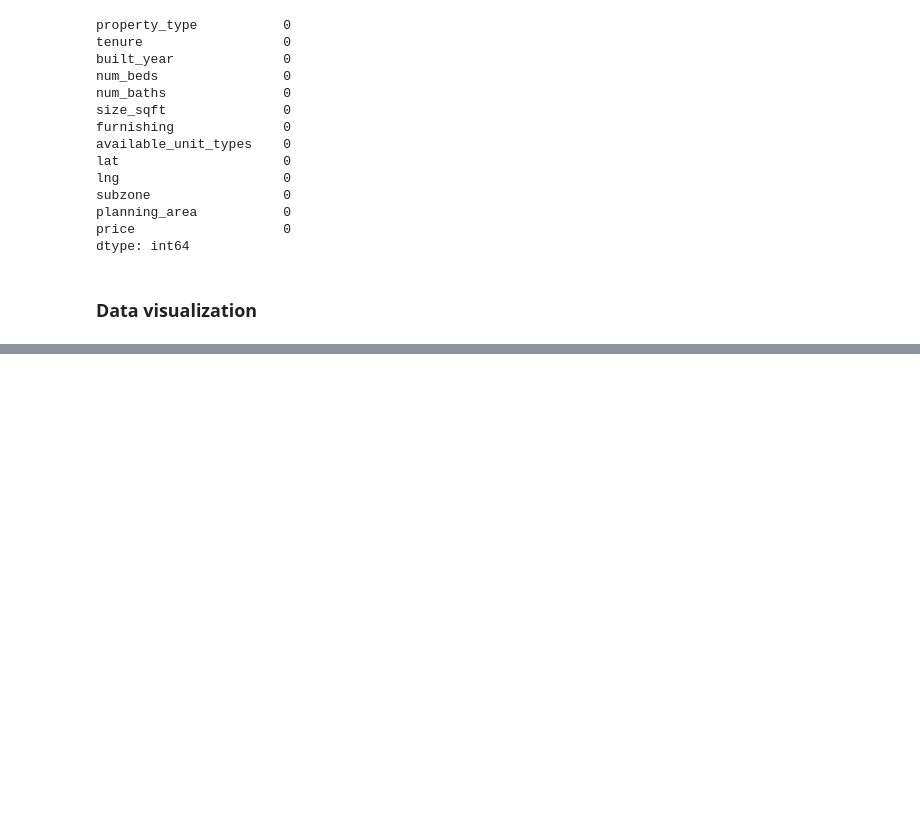
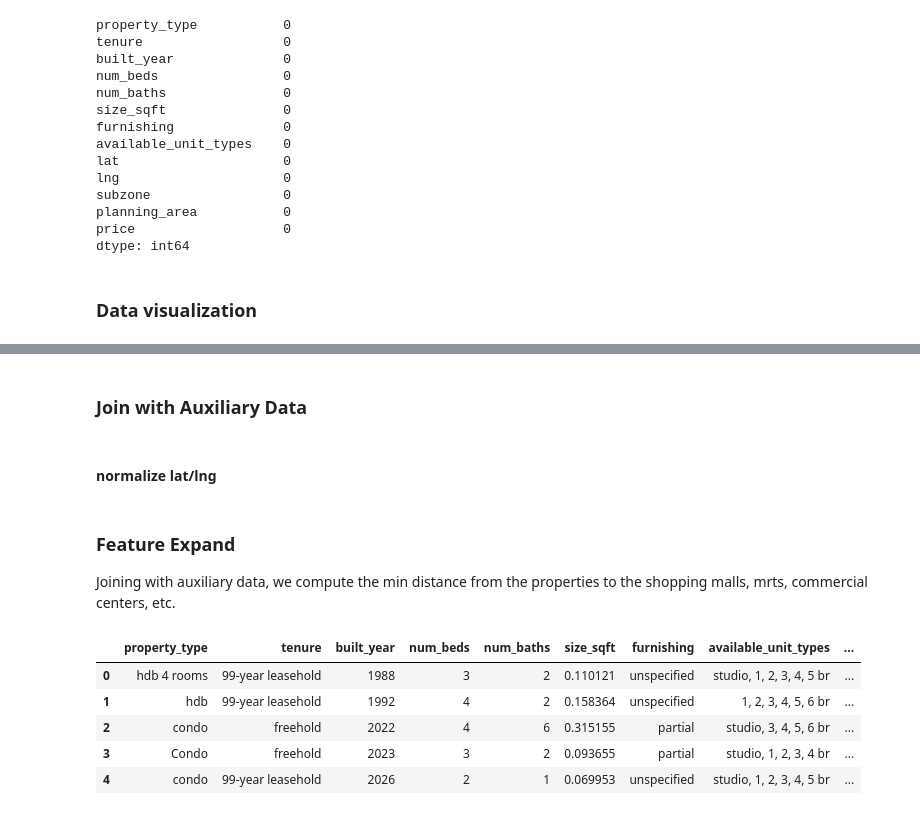
Before and after one commit to GaryGky/CS5228, a Jupyter notebook: Project/task-1-regression/regression.ipynb, the cells around one changed output, grey strips where cells are left out. Drawn from its saved outputs; the diff is of its cells as text; code cells hidden in the pictures; blank space fills up the shorter version.

```diff
--- a/Project/task-1-regression/regression.ipynb
+++ b/Project/task-1-regression/regression.ipynb
@@ -135,0 +159,2 @@ print(data.head())
+# %% [markdown]
+### Join with Auxiliary Data
@@ -135,0 +170,2 @@ print(data.head())
+# %% [markdown]
+#### normalize lat/lng
@@ -135,0 +182,23 @@ print(data.head())
+# %% [markdown]
+### Feature Expand
+Joining with auxiliary data, we compute the min distance from the properties to the shopping malls, mrts, commercial centers, etc.
+# %%
+data['shop_dist'] = euclidean_distances(data[['lat', 'lng']], shoppings[['lat', 'lng']]).min(axis=1)
+data['mrt_dist'] = euclidean_distances(data[['lat', 'lng']], mrts[['lat', 'lng']]).min(axis=1)
+data['commercials_dist'] = euclidean_distances(data[['lat', 'lng']], commercials[['lat', 'lng']]).min(axis=1)
+data['second_school_dist'] = euclidean_distances(data[['lat', 'lng']], second_schools[['lat', 'lng']]).min(axis=1)
+data['primary_school_dist'] = euclidean_distances(data[['lat', 'lng']], primary_schools[['lat', 'lng']]).min(axis=1)
+
+# subzone: compute population density within the subzone
+subzones = subzones[subzones.population > 0]
+subzones['density'] = subzones.population / subzones.area_size
+subzones.rename(columns = {'name':'subzone'}, inplace = True)
+data = data.merge(subzones[['subzone','density']], how='left', on='subzone')
+data.head()
+# %% [output]
+|  | property_type | tenure | built_year | num_beds | num_baths | size_sqft | furnishing | available_unit_types | ... |
+| 0 | hdb 4 rooms | 99-year leasehold | 1988 | 3 | 2 | 0.110121 | unspecified | studio, 1, 2, 3, 4, 5 br | ... |
+| 1 | hdb | 99-year leasehold | 1992 | 4 | 2 | 0.158364 | unspecified | 1, 2, 3, 4, 5, 6 br | ... |
+| 2 | condo | freehold | 2022 | 4 | 6 | 0.315155 | partial | studio, 3, 4, 5, 6 br | ... |
+| 3 | Condo | freehold | 2023 | 3 | 2 | 0.093655 | partial | studio, 1, 2, 3, 4 br | ... |
+| 4 | condo | 99-year leasehold | 2026 | 2 | 1 | 0.069953 | unspecified | studio, 1, 2, 3, 4, 5 br | ... |
```
Also changed, not shown: parts of 12 cells of this notebook, 2 other files.
